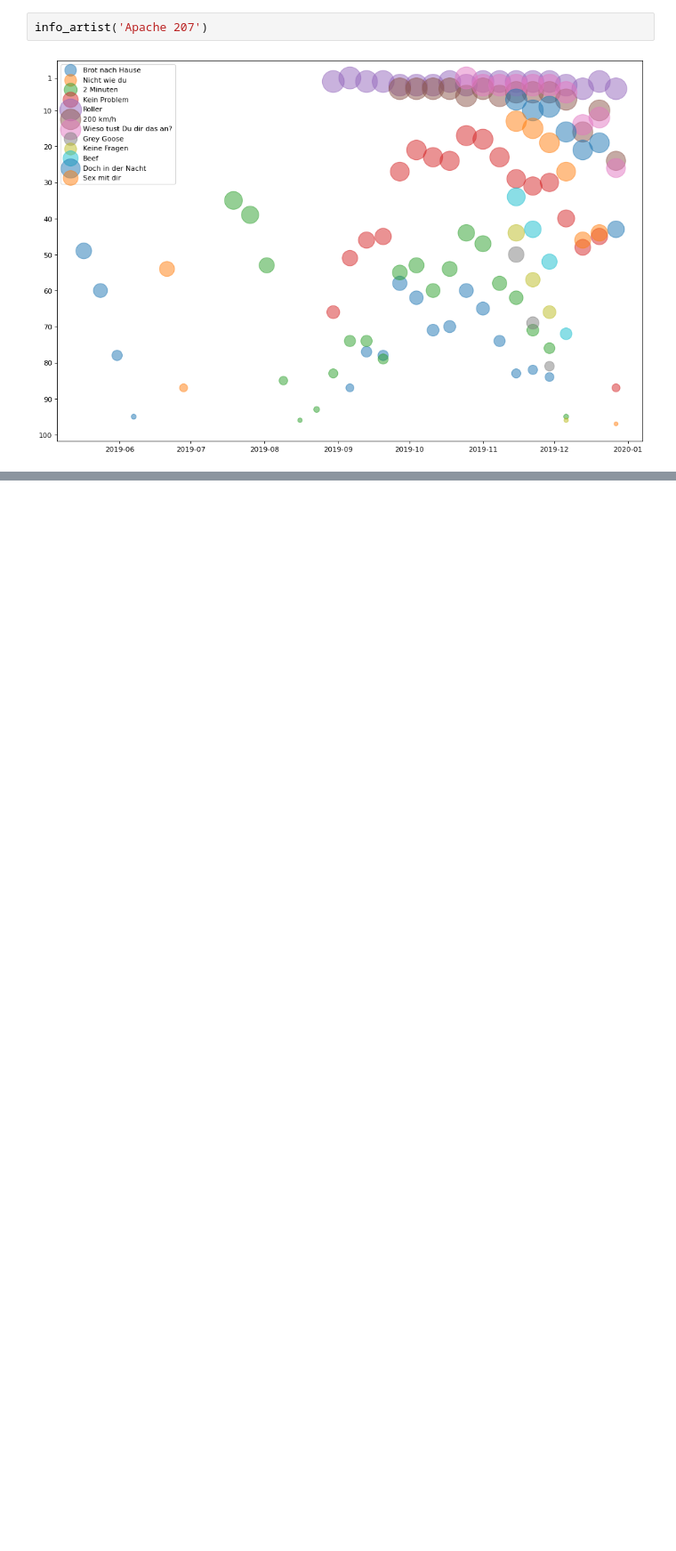
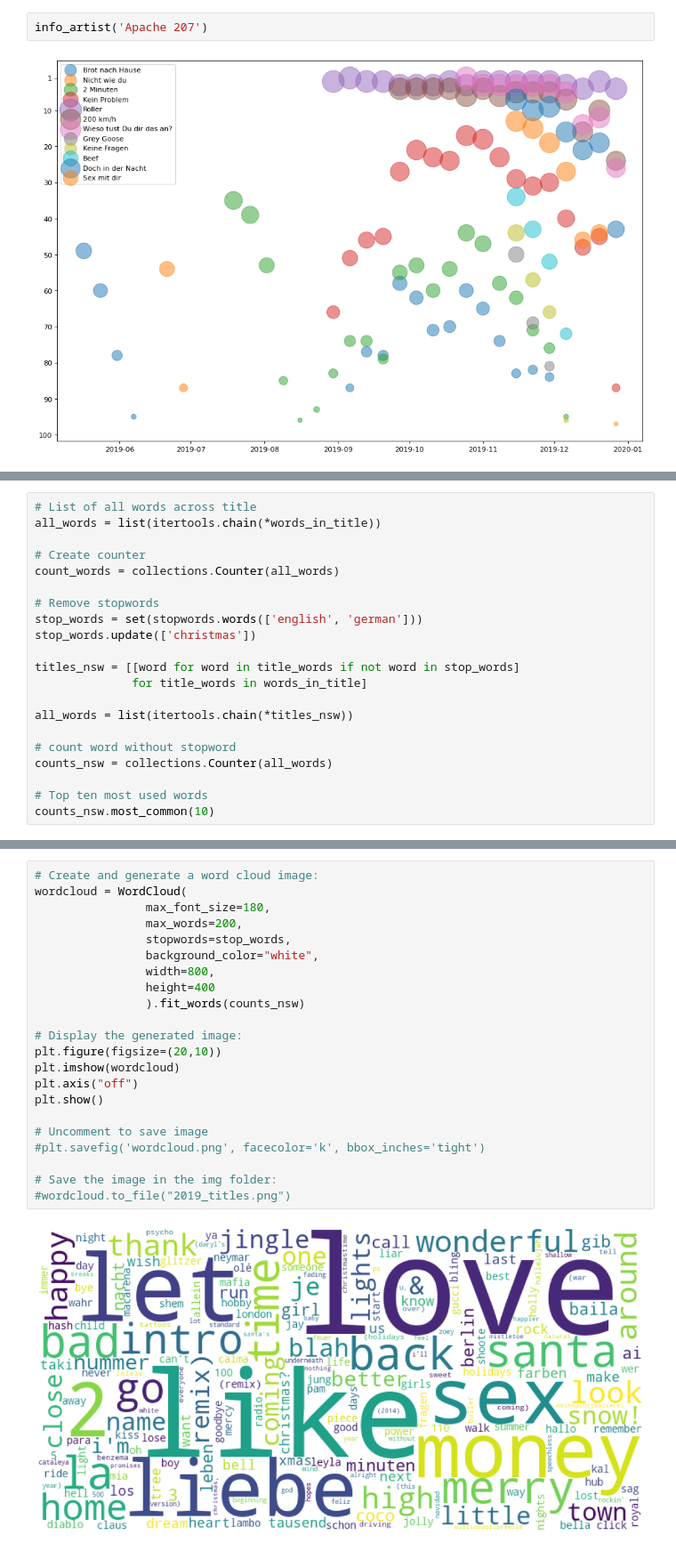
Before and after one commit to ninathumser/German-Top100, a Jupyter notebook: German-Top100-Analysis.ipynb, the cells around one changed output, grey strips where cells are left out. Shown at 89% size. Saved outputs shown, nothing was run; the diff lists cells and outputs as text; blank space fills up the shorter version.

Commit message:
Added Wordcloud

```diff
--- a/German-Top100-Analysis.ipynb
+++ b/German-Top100-Analysis.ipynb
@@ -224,0 +196,21 @@ Name: artist, Length: 514, dtype: int64
+# %%
+# List of all words across title
+all_words = list(itertools.chain(*words_in_title))
+
+# Create counter
+count_words = collections.Counter(all_words)
+
+# Remove stopwords
+stop_words = set(stopwords.words(['english', 'german']))
+stop_words.update(['christmas'])
+
+titles_nsw = [[word for word in title_words if not word in stop_words]
+              for title_words in words_in_title]
+
+all_words = list(itertools.chain(*titles_nsw))
+
+# count word without stopword
+counts_nsw = collections.Counter(all_words)
+
+# Top ten most used words
+counts_nsw.most_common(10)
@@ -224,0 +228,24 @@ Name: artist, Length: 514, dtype: int64
+# %%
+# Create and generate a word cloud image:
+wordcloud = WordCloud(
+                max_font_size=180,
+                max_words=200,
+                stopwords=stop_words,
+                background_color="white",
+                width=800,
+                height=400
+                ).fit_words(counts_nsw)
+
+# Display the generated image:
+plt.figure(figsize=(20,10))
+plt.imshow(wordcloud)
+plt.axis("off")
+plt.show()
+
+# Uncomment to save image
+#plt.savefig('wordcloud.png', facecolor='k', bbox_inches='tight')
+
+# Save the image in the img folder:
+#wordcloud.to_file("2019_titles.png")
+# %% [output]
+[figure, added]
```
Also changed, not shown: parts of 11 cells of this notebook.
